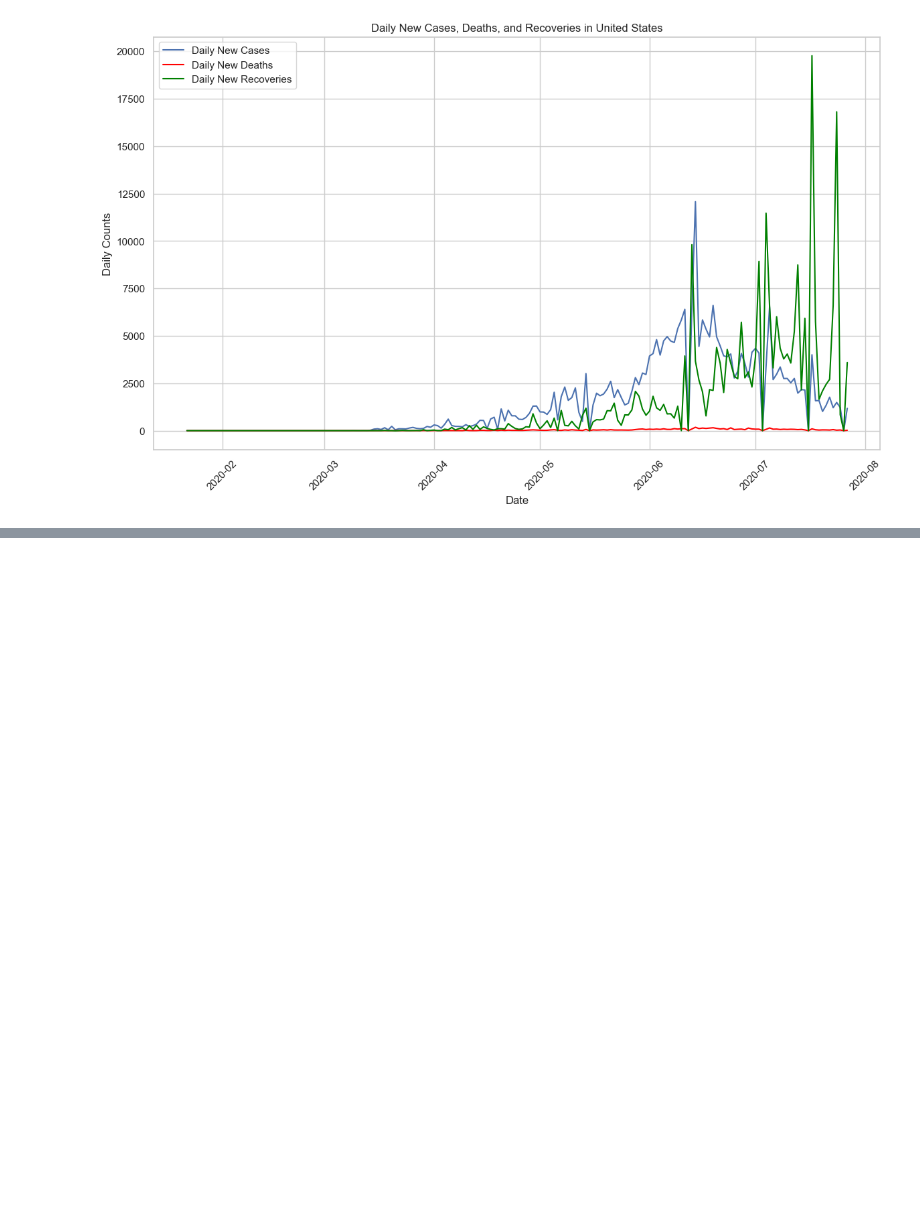
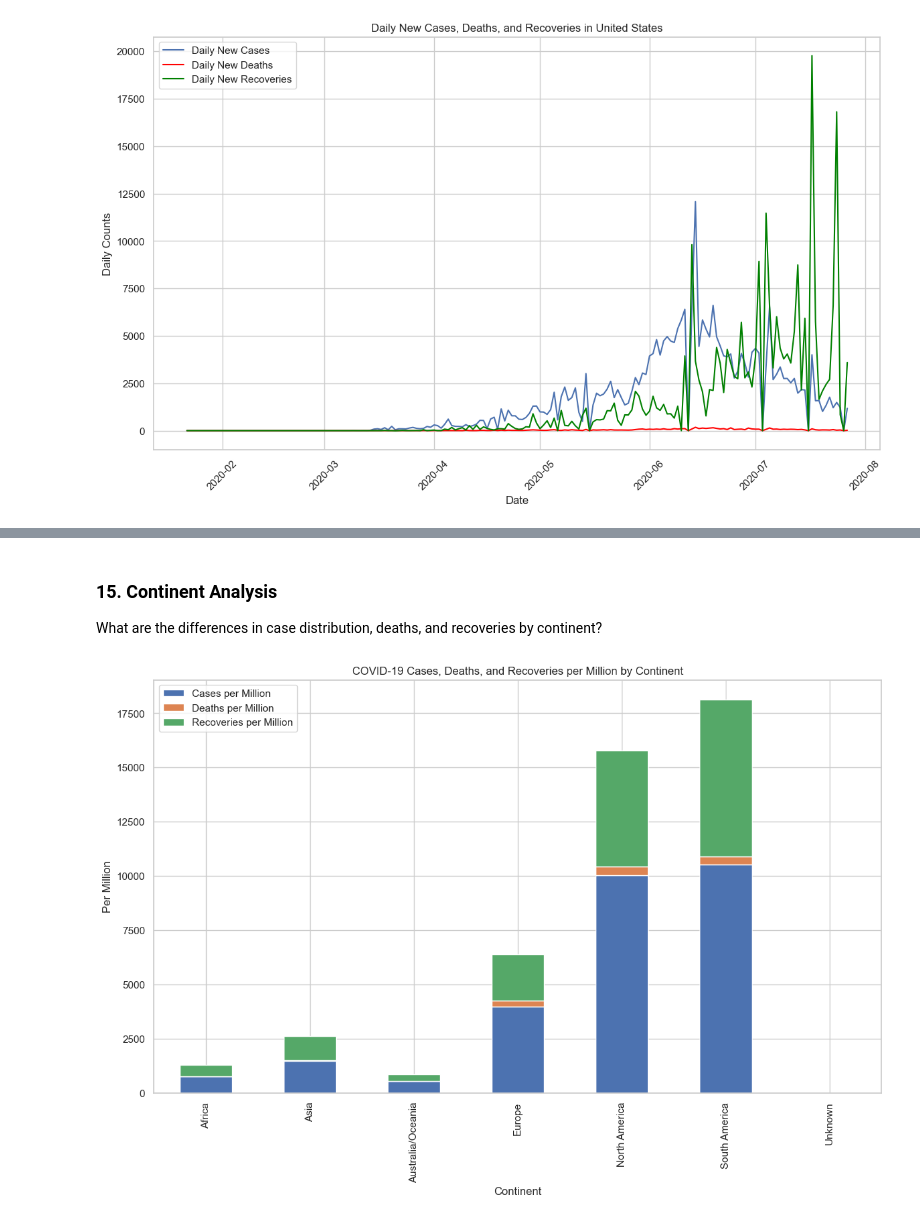
Before and after one commit to iammuhammadhassaan/ml_projects, a Jupyter notebook: 14_covid_19_project/notebooks/01_covid_19_project.ipynb, the cells around one changed output, grey strips where cells are left out. Cells and saved outputs as stored; diff of their text form; code cells hidden in the pictures; blank space fills up the shorter version.

Commit message:
COVID-19 Project

```diff
--- a/14_covid_19_project/notebooks/01_covid_19_project.ipynb
+++ b/14_covid_19_project/notebooks/01_covid_19_project.ipynb
@@ -807,0 +899,22 @@ plt.show()
+# %% [markdown]
+### 15. Continent Analysis
+
+What are the differences in case distribution, deaths, and recoveries by continent?
+# %%
+# 1. Total Cases, Deaths, and Recoveries by Continent
+# Group by continent and calculate the sum of cases, deaths, and recoveries
+continent_data = df_worldometer_data.groupby('Continent')[['TotalCases', 'TotalDeaths', 'TotalRecovered']].sum()
+
+# Normalize by population for comparison
+continent_data['Cases per Million'] = (continent_data['TotalCases'] / df_worldometer_data.groupby('Continent')['Population'].sum()) * 1e6
+continent_data['Deaths per Million'] = (continent_data['TotalDeaths'] / df_worldometer_data.groupby('Continent')['Population'].sum()) * 1e6
+continent_data['Recoveries per Million'] = (continent_data['TotalRecovered'] / df_worldometer_data.groupby('Continent')['Population'].sum()) * 1e6
+
+# Plotting the continent-level summary
+continent_data[['Cases per Million', 'Deaths per Million', 'Recoveries per Million']].plot(kind='bar', stacked=True, figsize=(14, 8))
+plt.title('COVID-19 Cases, Deaths, and Recoveries per Million by Continent')
+plt.xlabel('Continent')
+plt.ylabel('Per Million')
+plt.show()
+# %% [output]
+[figure, added]
```
Also changed, not shown: parts of 38 cells of this notebook.
